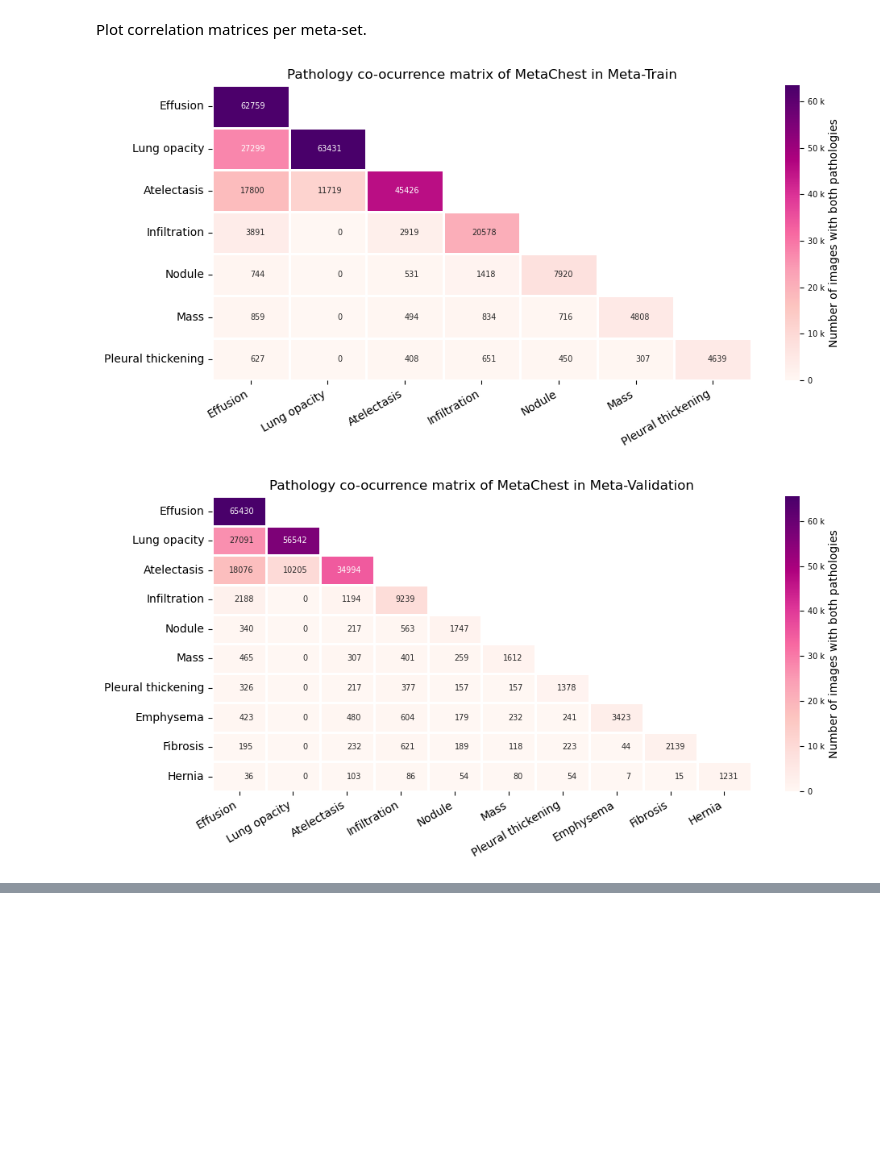
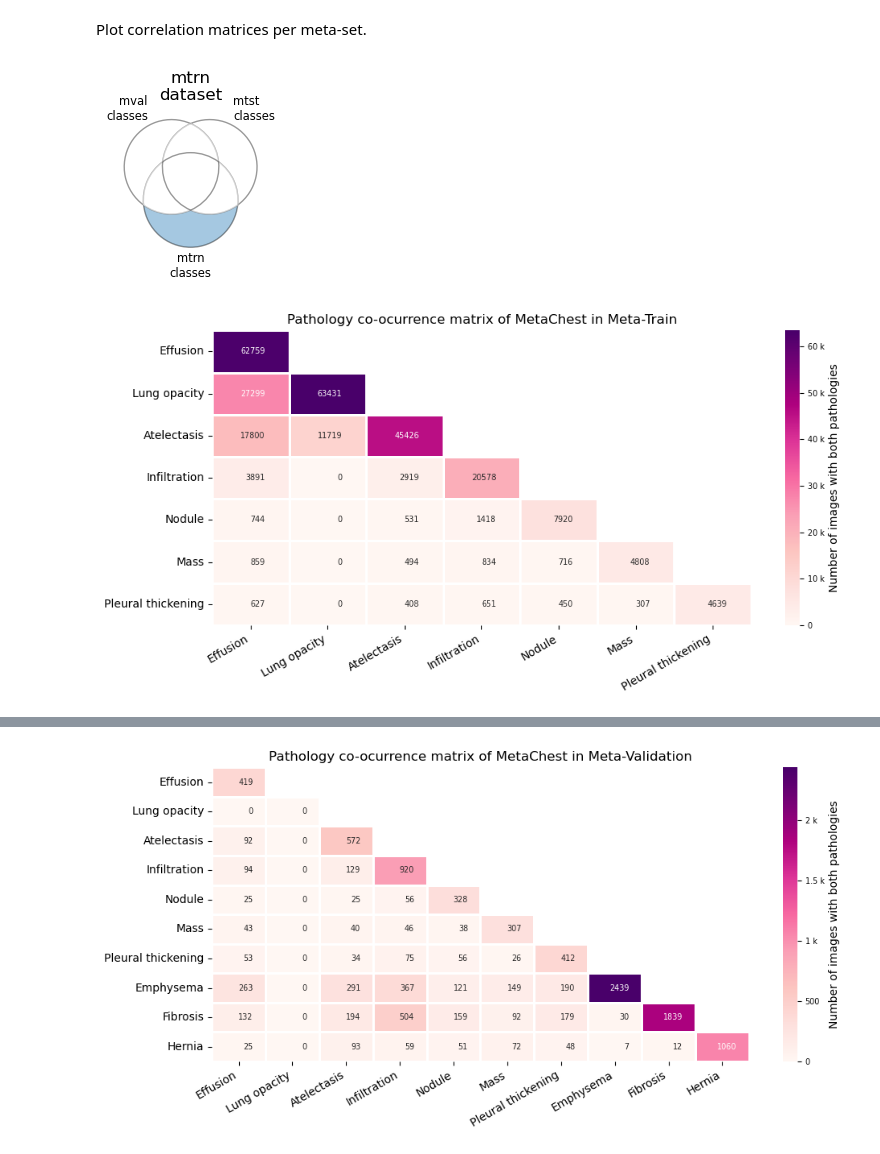
Before and after one commit to richardtml/metachest-dev, a Jupyter notebook: mtl_complete.ipynb, the cells around one changed output, grey strips where cells are left out. Cells and saved outputs as stored; diff of their text form; code cells hidden in the pictures; blank space fills up the shorter version.

Commit message:
Improvement over mset definition

```diff
--- a/mtl_complete.ipynb
+++ b/mtl_complete.ipynb
@@ -182,8 +165,9 @@ plot_metasets(ds_sum_df, mclasses.values())
 Plot correlation matrices per meta-set.
 # %%
 for mset in ('mtrn', 'mval', 'mtst'):
-    mset_df = filter_mset(mset, mclasses, df)
+    mset_df = _filter_mset(mset, mclasses, df)
+    plot_venn(mset)
     plot_coocc('MetaChest', mset, mset_df.iloc[:, 5:])
 # %% [output]
-[figure, old version]
+[figure, new version]
-[figure, old version]
+[figure, new version]
@@ -190,0 +175 @@ for mset in ('mtrn', 'mval', 'mtst'):
+[figure, added]
```
Also changed, not shown: parts of 5 cells of this notebook, 3 other files.
